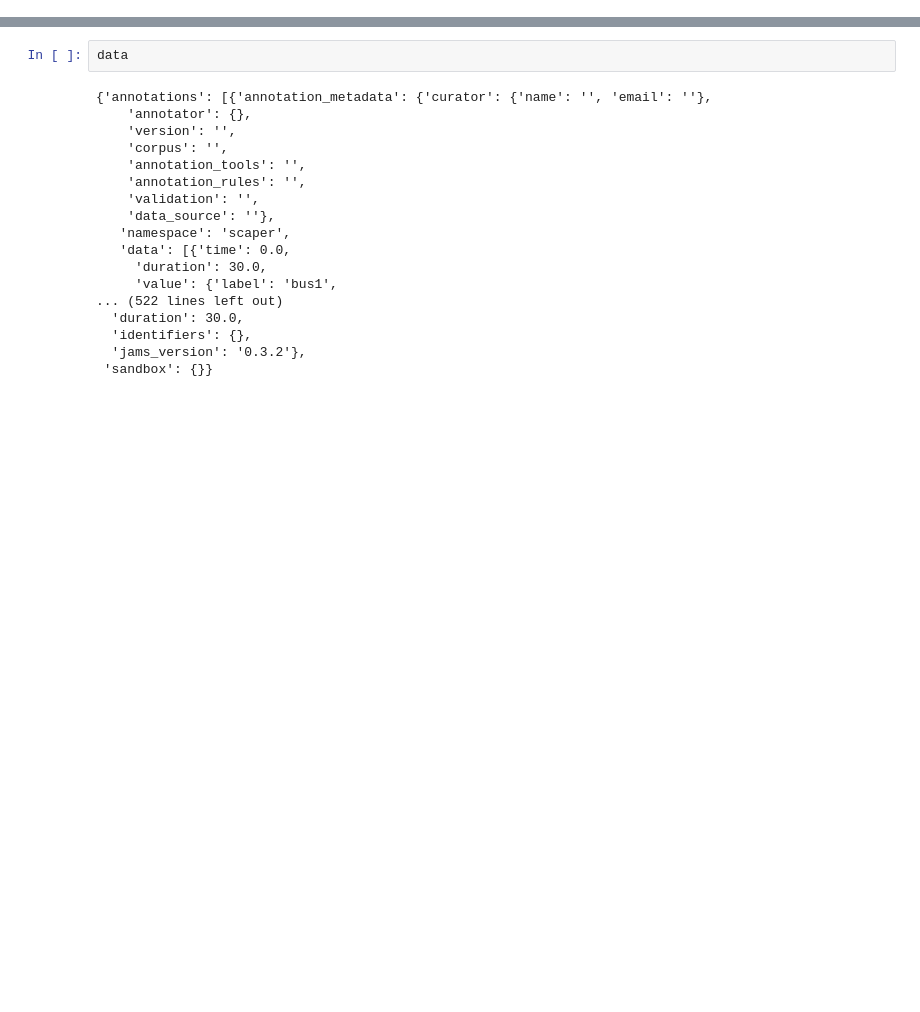
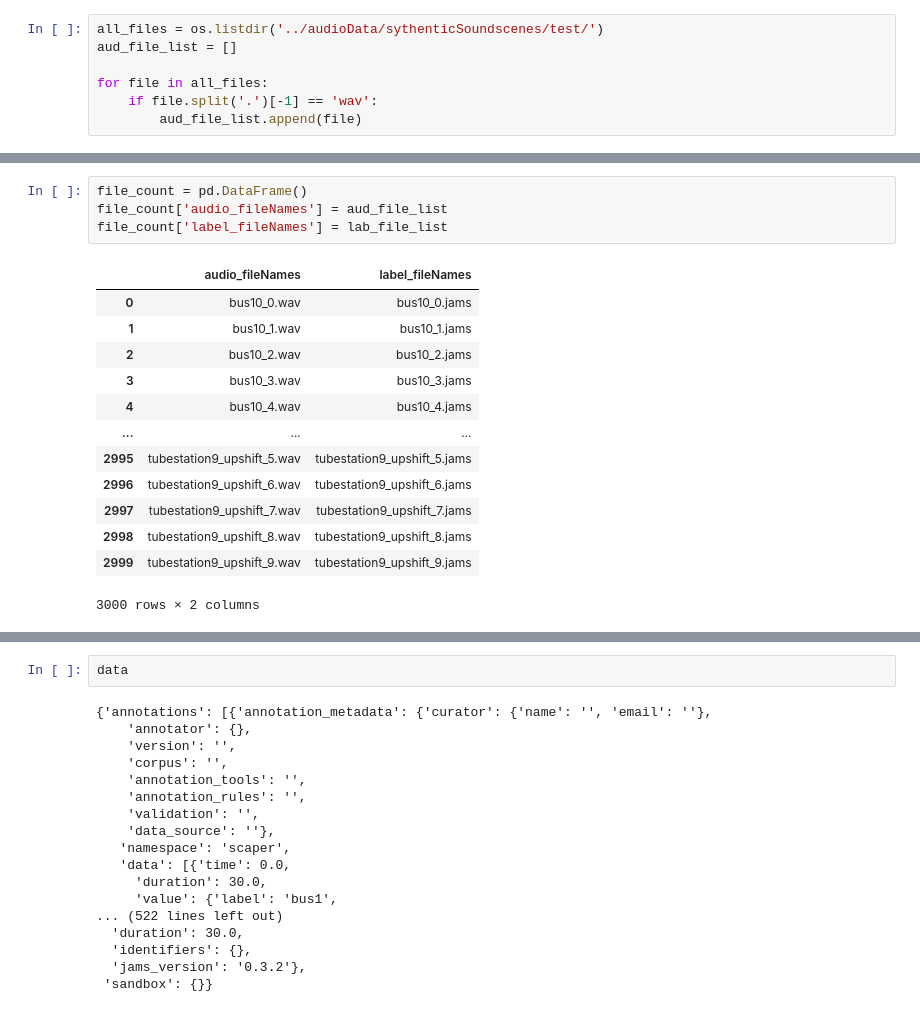
Before and after one commit to darshitttt/ASC_AED_JoinTask, a Jupyter notebook: rough.ipynb, the cells around one changed output, grey strips where cells are left out. Cells and saved outputs as stored; diff of their text form; blank space fills up the shorter version.

```diff
--- a/rough.ipynb
+++ b/rough.ipynb
@@ -7,0 +10,7 @@ import json
+# %%
+all_files = os.listdir('../audioData/sythenticSoundscenes/test/')
+aud_file_list = []
+
+for file in all_files:
+    if file.split('.')[-1] == 'wav':
+        aud_file_list.append(file)
@@ -8,3 +58,21 @@ import json
+# %%
+file_count = pd.DataFrame()
+file_count['audio_fileNames'] = aud_file_list
+file_count['label_fileNames'] = lab_file_list
+# %% [output]
+|  | audio_fileNames | label_fileNames |
+| 0 | bus10_0.wav | bus10_0.jams |
+| 1 | bus10_1.wav | bus10_1.jams |
+| 2 | bus10_2.wav | bus10_2.jams |
+| 3 | bus10_3.wav | bus10_3.jams |
+| 4 | bus10_4.wav | bus10_4.jams |
+| ... | ... | ... |
+| 2995 | tubestation9_upshift_5.wav | tubestation9_upshift_5.jams |
+| 2996 | tubestation9_upshift_6.wav | tubestation9_upshift_6.jams |
+| 2997 | tubestation9_upshift_7.wav | tubestation9_upshift_7.jams |
+| 2998 | tubestation9_upshift_8.wav | tubestation9_upshift_8.jams |
+| 2999 | tubestation9_upshift_9.wav | tubestation9_upshift_9.jams |
+3000 rows × 2 columns
 # %%
 sam_file = '../audioData/sythenticSoundscenes/test/restaurant8_downshift_0.wav'
 
```
Also changed, not shown: parts of 10 cells of this notebook.
